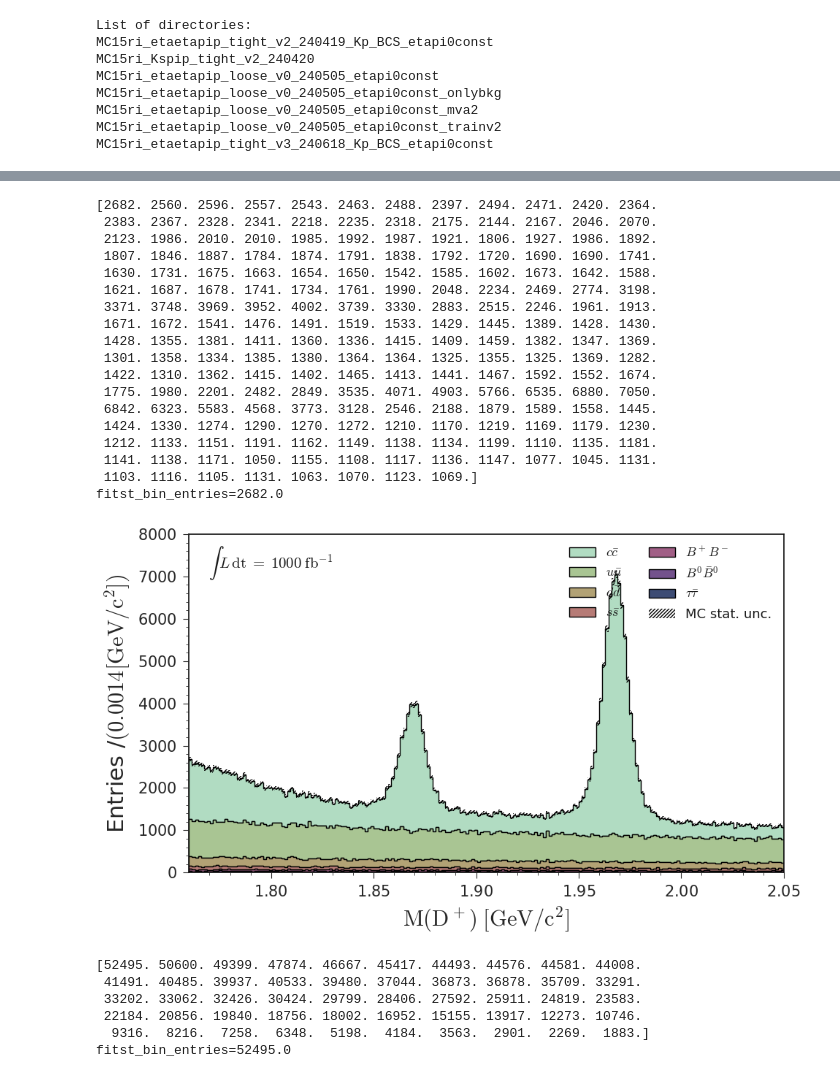
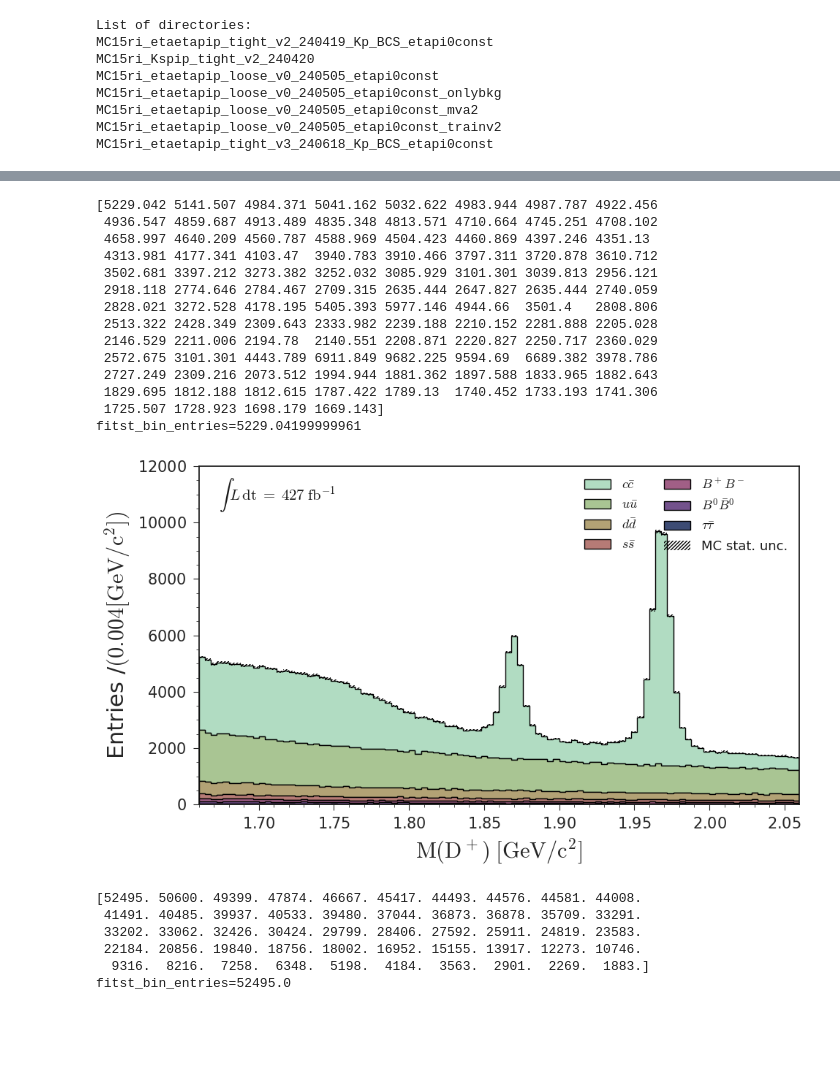
Before and after one commit to jykim-physics/DRAW_and_FITTING, a Jupyter notebook: main/Dpetapip/draw/MC15ri_etapip_pipi.ipynb, the cells around one changed output, grey strips where cells are left out. Cells and saved outputs as stored; diff of their text form; code cells hidden in the pictures; blank space fills up the shorter version.

```diff
--- a/main/Dpetapip/draw/MC15ri_etapip_pipi.ipynb
+++ b/main/Dpetapip/draw/MC15ri_etapip_pipi.ipynb
@@ -59,17 +60,14 @@ base_file_loc = '/share/storage/jykim/storage_ghi/Ntuples_ghi_2/MC15ri_generic/M
 # %%
-generic_ccbar = base_file_loc + 'ccbar/*.root'
-# phigamma_ccbar = base_file_loc + 'topo/generic_ccbar.root'
-# phigamma_ccbar = base_file_loc + 'topo/resultfile/result_phi/standard.root'
-
-generic_uubar = base_file_loc + 'uubar/*.root'
-generic_ddbar = base_file_loc + 'ddbar/*.root'
-generic_ssbar = base_file_loc + 'ssbar/*.root'
-generic_charged = base_file_loc + 'charged/*.root'
-generic_mixed = base_file_loc + 'mixed/*.root'
-generic_taupair = base_file_loc + 'taupair/*.root'
+generic_ccbar = base_file_loc + '*ccbar*.root'
+generic_uubar = base_file_loc + '*uubar*.root'
+generic_ddbar = base_file_loc + '*ddbar*.root'
+generic_ssbar = base_file_loc + '*ssbar*.root'
+generic_charged = base_file_loc + '*charged*.root'
+generic_mixed = base_file_loc + '*mixed*.root'
+generic_taupair = base_file_loc + '*taupair*.root'
 # %%
 base_filter=' Dp_M>0'
-base_filter='etapip_pipipi_rank==1'
+# base_filter='etapip_pipipi_rank==1'
 # base_filter+= '  && bdt>0.2'
 
 # base_filter += ' && ((etapip_pi0_gamma1_clusterReg==1 && etapip_pi0_gamma1_E>0.05) || (etapip_pi0_gamma1_clusterReg==3 && etapip_pi0_gamma1_E>0.075) || (etapip_pi0_gamma1_clusterReg==2 && etapip_pi0_gamma1_E>0.05))'
@@ -95,6 +93,8 @@ variables = ["__experiment__", "__run__", "__event__",\
              'eta_Pip_pionIDNN','eta_Pim_pionIDNN','eta_Pip_mcPDG','eta_Pim_mcPDG',\
              'Pip_pionID','Pip_pionIDNN','Pip_mcPDG','Pip_dr','Pip_dz','Pip_p','Pip_pt',]
              # 'bdt']
+
+variables = ["Dp_M","__experiment__", "__run__", "__event__","__production__"]
 # %%
 pd_ccbar_0 = get_pd(file=generic_ccbar, tree=tree,base_filter=base_filter,variables=variables)
 pd_uubar_0 = get_pd(file=generic_uubar, tree=tree,base_filter=base_filter,variables=variables)
@@ -167,45 +167,45 @@ if not os.path.exists(plot_directory):
 labels = [   r'$\tau\bar{\tau}$', r'$B^0\bar{B}^0$', r'$B^+B^-$', r'$s\bar{s}$'  ,r'$d\bar{d}$', r'$u\bar{u}$', r'$c\bar{c}$']
 scale = 1
 luminosity=r"$1000\; \mathrm{fb}^{-1}$"
+scale = 427/1000
+luminosity=r"$427\; \mathrm{fb}^{-1}$"
 # %%
 
 var = 'Dp_M'
 data  = [pd_taupair[var], pd_mixed[var], pd_charged[var],pd_ssbar[var], pd_ddbar[var],pd_uubar[var], pd_ccbar[var]]
 
 # xrange = (1.67,2.1)
-xrange = (1.76,2.05)
+xrange = (1.66,2.06)
 
-nbins = 200
+nbins = 100
 xlabel = "$\mathrm{M(D^+)}$"
 # img_path = plot_directory + "/MC15ri_Dpetapip_pipi_pre_sel_DpM.png"
 img_path = plot_directory + "/MC15ri_Dpetapip_pipi_tight_selv3_DpM.png"
 # img_path = plot_directory + "/MC15ri_Dpetapip_pipi_loose_v0_trainv1.png"
+
+img_path = plot_directory + "/MC15ri_Dpetapip_pipi_tight_v3_DpM.png"
 
 
 MC_stack_plot(data, var, scale, xrange, nbins, xlabel=xlabel, labels=labels,title="", unit="[GeV/c^2]",luminosity=luminosity)
 plt.tight_layout()
 # plt.ylim(0,68000)
 plt.savefig(img_path)
 # %% [output]
-[2682. 2560. 2596. 2557. 2543. 2463. 2488. 2397. 2494. 2471. 2420. 2364.
- 2383. 2367. 2328. 2341. 2218. 2235. 2318. 2175. 2144. 2167. 2046. 2070.
- 2123. 1986. 2010. 2010. 1985. 1992. 1987. 1921. 1806. 1927. 1986. 1892.
- 1807. 1846. 1887. 1784. 1874. 1791. 1838. 1792. 1720. 1690. 1690. 1741.
- 1630. 1731. 1675. 1663. 1654. 1650. 1542. 1585. 1602. 1673. 1642. 1588.
- 1621. 1687. 1678. 1741. 1734. 1761. 1990. 2048. 2234. 2469. 2774. 3198.
- 3371. 3748. 3969. 3952. 4002. 3739. 3330. 2883. 2515. 2246. 1961. 1913.
- 1671. 1672. 1541. 1476. 1491. 1519. 1533. 1429. 1445. 1389. 1428. 1430.
- 1428. 1355. 1381. 1411. 1360. 1336. 1415. 1409. 1459. 1382. 1347. 1369.
- 1301. 1358. 1334. 1385. 1380. 1364. 1364. 1325. 1355. 1325. 1369. 1282.
- 1422. 1310. 1362. 1415. 1402. 1465. 1413. 1441. 1467. 1592. 1552. 1674.
- 1775. 1980. 2201. 2482. 2849. 3535. 4071. 4903. 5766. 6535. 6880. 7050.
- 6842. 6323. 5583. 4568. 3773. 3128. 2546. 2188. 1879. 1589. 1558. 1445.
- 1424. 1330. 1274. 1290. 1270. 1272. 1210. 1170. 1219. 1169. 1179. 1230.
- 1212. 1133. 1151. 1191. 1162. 1149. 1138. 1134. 1199. 1110. 1135. 1181.
- 1141. 1138. 1171. 1050. 1155. 1108. 1117. 1136. 1147. 1077. 1045. 1131.
- 1103. 1116. 1105. 1131. 1063. 1070. 1123. 1069.]
-fitst_bin_entries=2682.0
+[5229.042 5141.507 4984.371 5041.162 5032.622 4983.944 4987.787 4922.456
+ 4936.547 4859.687 4913.489 4835.348 4813.571 4710.664 4745.251 4708.102
+ 4658.997 4640.209 4560.787 4588.969 4504.423 4460.869 4397.246 4351.13
+ 4313.981 4177.341 4103.47  3940.783 3910.466 3797.311 3720.878 3610.712
+ 3502.681 3397.212 3273.382 3252.032 3085.929 3101.301 3039.813 2956.121
+ 2918.118 2774.646 2784.467 2709.315 2635.444 2647.827 2635.444 2740.059
+ 2828.021 3272.528 4178.195 5405.393 5977.146 4944.66  3501.4   2808.806
+ 2513.322 2428.349 2309.643 2333.982 2239.188 2210.152 2281.888 2205.028
+ 2146.529 2211.006 2194.78  2140.551 2208.871 2220.827 2250.717 2360.029
+ 2572.675 3101.301 4443.789 6911.849 9682.225 9594.69  6689.382 3978.786
+ 2727.249 2309.216 2073.512 1994.944 1881.362 1897.588 1833.965 1882.643
+ 1829.695 1812.188 1812.615 1787.422 1789.13  1740.452 1733.193 1741.306
+ 1725.507 1728.923 1698.179 1669.143]
+fitst_bin_entries=5229.04199999961
-[figure, old version]
+[figure, new version]
 # %%
 data  = [pd_taupair[var], pd_mixed[var], pd_charged[var],pd_ssbar[var], pd_ddbar[var],pd_uubar[var], pd_ccbar[var]]
 
```
Also changed, not shown: parts of 2 cells of this notebook, 6 other files.
